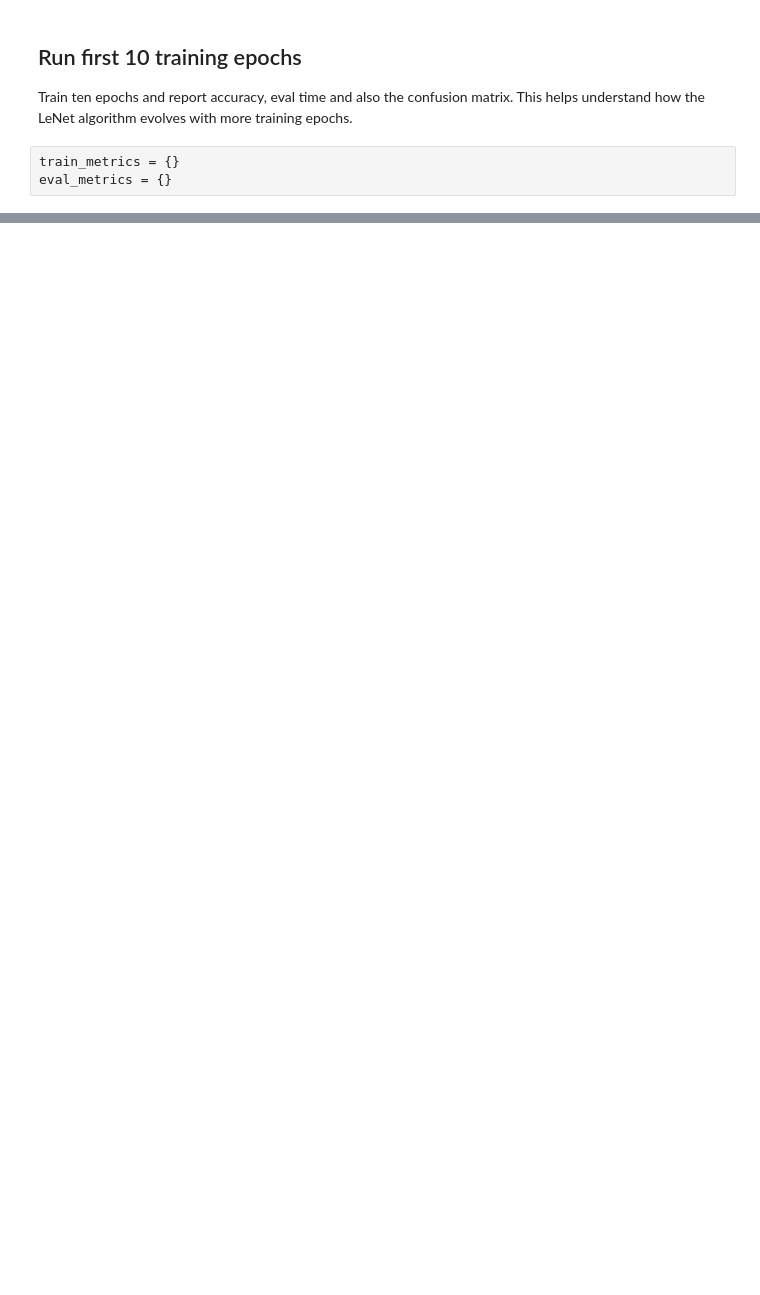
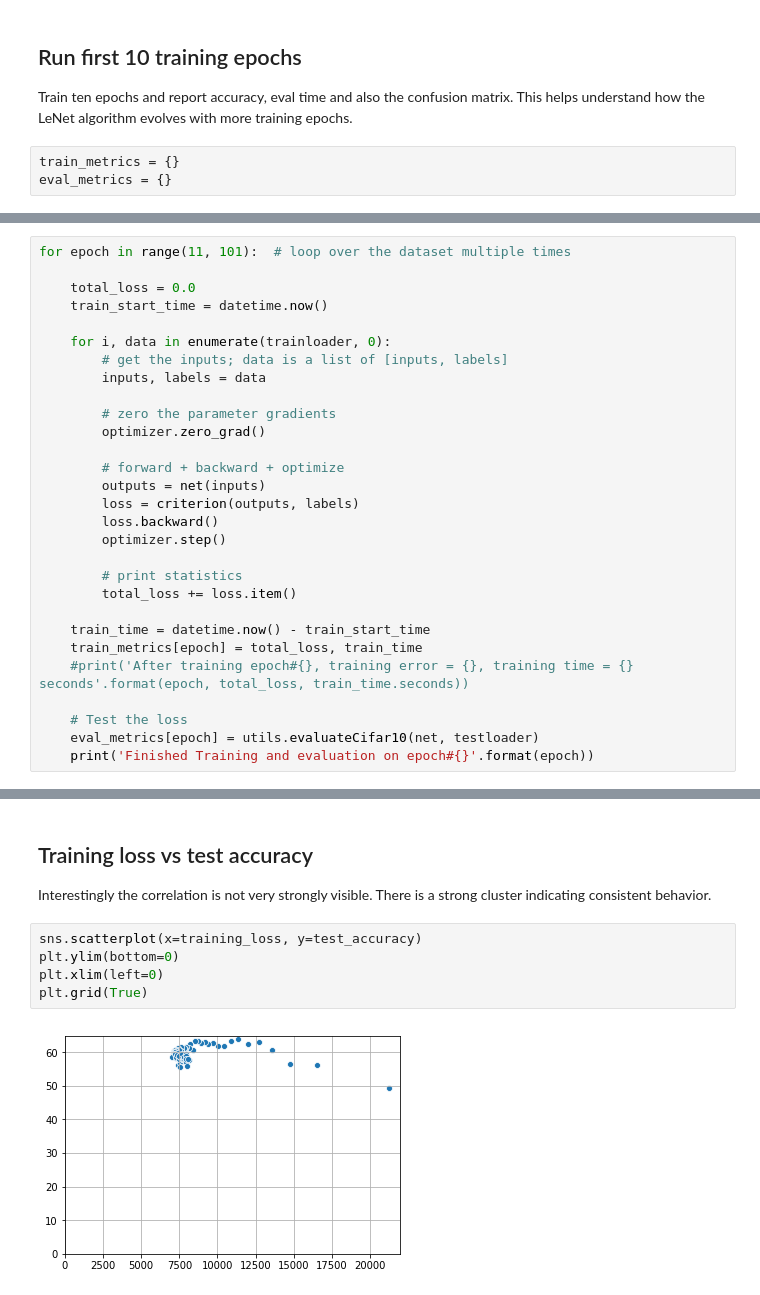
Before and after one commit to jaisong87/pytorch-models, a Jupyter notebook: cifar10/benchmarks/LeNet-benchmark.ipynb, the cells around one changed output, grey strips where cells are left out. Drawn from its saved outputs; the diff is of its cells as text; blank space fills up the shorter version.

```diff
--- a/cifar10/benchmarks/LeNet-benchmark.ipynb
+++ b/cifar10/benchmarks/LeNet-benchmark.ipynb
@@ -174,0 +181,29 @@ plt.show()
+# %%
+for epoch in range(11, 101):  # loop over the dataset multiple times
+
+    total_loss = 0.0
+    train_start_time = datetime.now()
+
+    for i, data in enumerate(trainloader, 0):
+        # get the inputs; data is a list of [inputs, labels]
+        inputs, labels = data
+
+        # zero the parameter gradients
+        optimizer.zero_grad()
+
+        # forward + backward + optimize
+        outputs = net(inputs)
+        loss = criterion(outputs, labels)
+        loss.backward()
+        optimizer.step()
+
+        # print statistics
+        total_loss += loss.item()
+
+    train_time = datetime.now() - train_start_time
+    train_metrics[epoch] = total_loss, train_time
+    #print('After training epoch#{}, training error = {}, training time = {} seconds'.format(epoch, total_loss, train_time.seconds))
+
+    # Test the loss
+    eval_metrics[epoch] = utils.evaluateCifar10(net, testloader)
+    print('Finished Training and evaluation on epoch#{}'.format(epoch))
@@ -174,0 +280,11 @@ plt.show()
+# %% [markdown]
+## Training loss vs test accuracy
+Interestingly the correlation is not very strongly visible.
+There is a strong cluster indicating consistent behavior.
+# %%
+sns.scatterplot(x=training_loss, y=test_accuracy)
+plt.ylim(bottom=0)
+plt.xlim(left=0)
+plt.grid(True)
+# %% [output]
+[figure, added]
```
Also changed, not shown: parts of 9 cells of this notebook.
